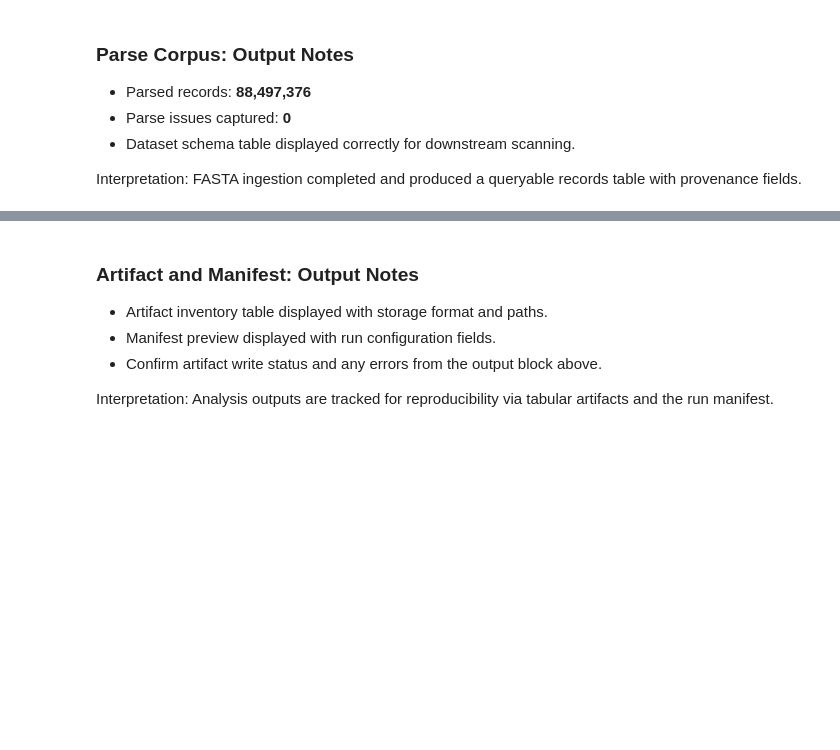
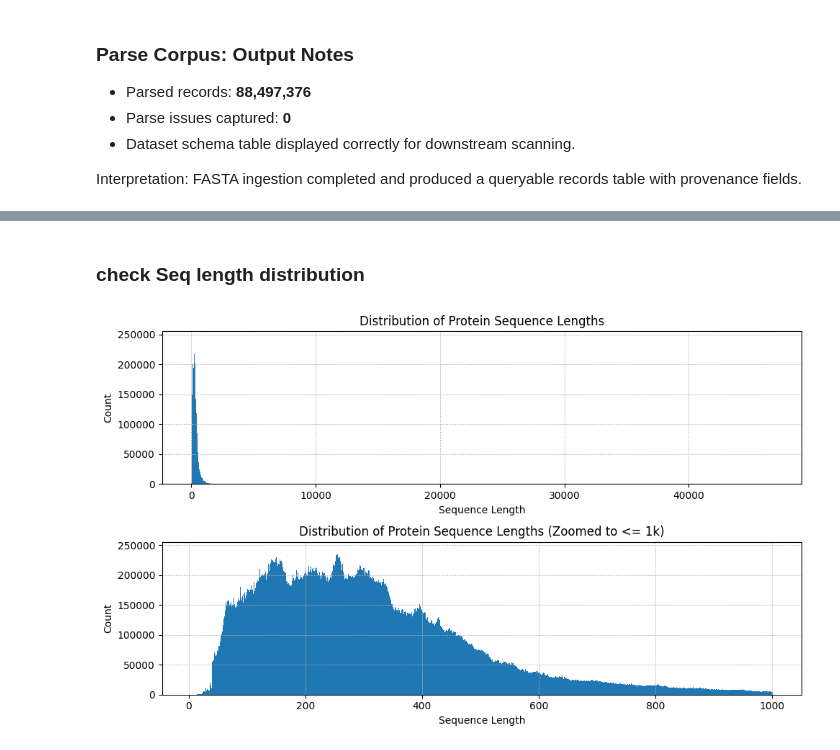
Before and after one commit to jayanta-banik/DNA-BERT, a Jupyter notebook: EDA.ipynb, the cells around one changed output, grey strips where cells are left out. Saved outputs shown, nothing was run; the diff lists cells and outputs as text; code cells hidden in the pictures; blank space fills up the shorter version.

```diff
--- a/EDA.ipynb
+++ b/EDA.ipynb
@@ -510,8 +206,39 @@ NameError: name 'duplicate_summary_df' is not defined
-# %% [markdown]
-### Artifact and Manifest: Output Notes
-
-- Artifact inventory table displayed with storage format and paths.
-- Manifest preview displayed with run configuration fields.
-- Confirm artifact write status and any errors from the output block above.
-
-Interpretation: Analysis outputs are tracked for reproducibility via tabular artifacts and the run manifest.
+# %% [markdown]
+### check Seq length distribution
+# %%
+lengths = Counter()
+scanner = protein_dataset.scanner(columns=column_names, batch_size=PARSE_BATCH_SIZE, use_threads=True)
+
+for batch in tqdm(scanner.to_batches(), desc="Counting nulls by column", leave=False):
+    for sequence_length in batch.column("sequence_length"):
+        lengths[int(sequence_length)] += 1
+
+# plot length distribution
+lengths_df = pd.DataFrame({"sequence_length": list(lengths.keys()), "count": list(lengths.values())})
+lengths_df = lengths_df.sort_values("sequence_length").reset_index(drop=True)
+
+
+_lengths_df = lengths_df[lengths_df["sequence_length"] <= 1000]
+
+fig, ax = plt.subplots(2, 1, figsize=(10, 6))
+ax[0].bar(lengths_df["sequence_length"], lengths_df["count"], width=1.0)
+ax[0].set_title("Distribution of Protein Sequence Lengths")
+ax[0].set_xlabel("Sequence Length")
+ax[0].set_ylabel("Count")
+ax[0].grid(True, which="both", linestyle="--", linewidth=0.5)
+
+
+ax[1].bar(_lengths_df["sequence_length"], _lengths_df["count"], width=1.0)
+ax[1].set_title("Distribution of Protein Sequence Lengths (Zoomed to <= 1k)")
+ax[1].set_xlabel("Sequence Length")
+ax[1].set_ylabel("Count")
+ax[1].grid(True, which="both", linestyle="--", linewidth=0.5)
+plt.tight_layout()
+# plt.xlim(0, 1000)
+# plt.yscale("log")
+
+if SAVE_FIGURES:
+    plt.savefig(FIGURE_OUTPUT_DIR / "sequence_length_distribution_within_1k.png", dpi=300)
+plt.show()
+# %% [output]
+[figure, added]
```
Also changed, not shown: parts of 17 cells of this notebook, 13 other files.
